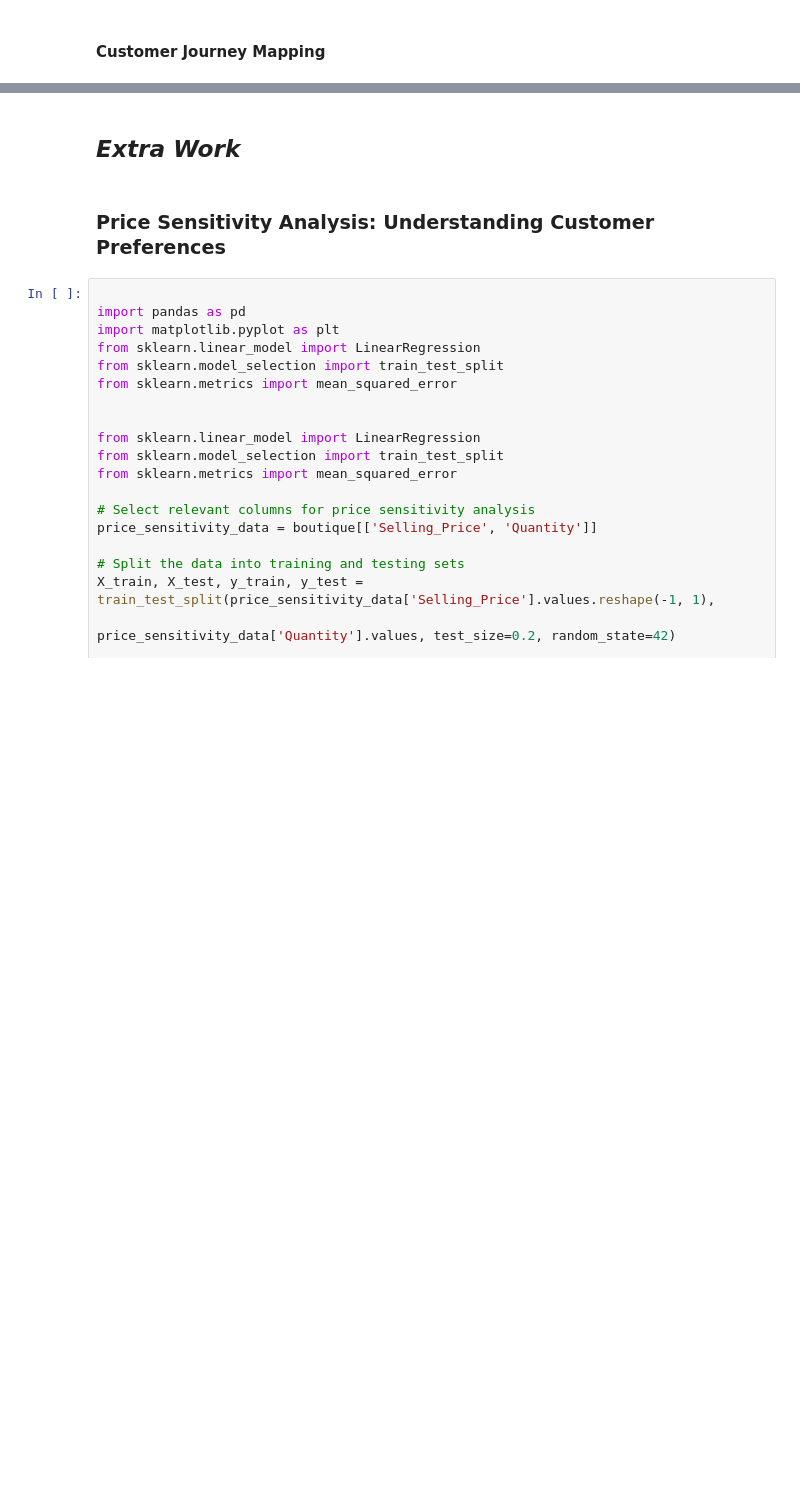
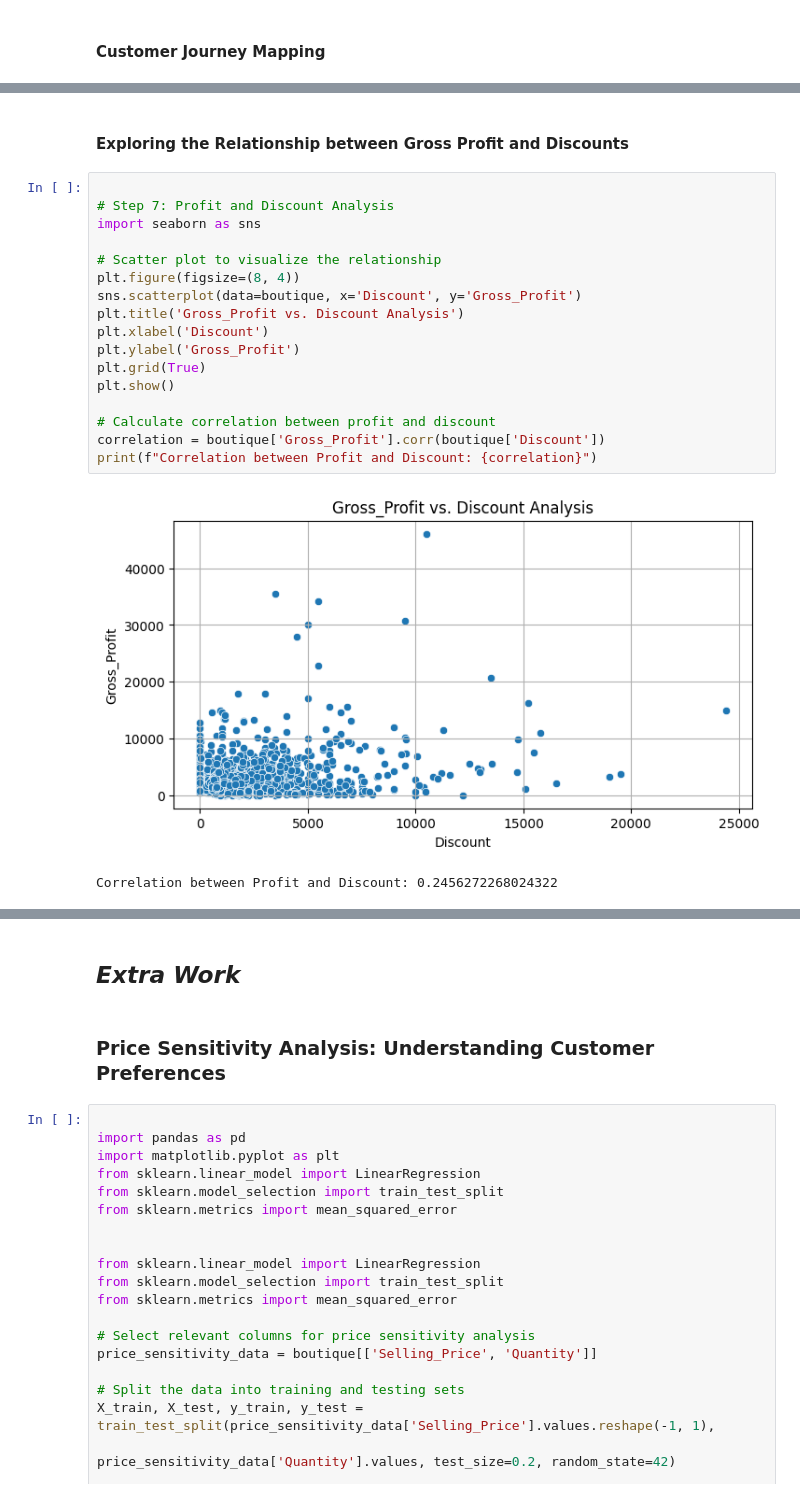
Before and after one commit to shaikhazhar689/POS-Data-Analysis-Using-Generative-AI, a Jupyter notebook: POS_Data_Analysis.ipynb, the cells around one changed output, grey strips where cells are left out. Saved outputs shown, nothing was run; the diff lists cells and outputs as text; blank space fills up the shorter version.

```diff
--- a/POS_Data_Analysis.ipynb
+++ b/POS_Data_Analysis.ipynb
@@ -538 +536,23 @@ The customer journey mapping illustrates the interactions of Vaishali R Patil wi
 Each data point represents a transaction, and the y-axis corresponds to the chronological order of transactions.
+# %% [markdown]
+#### **Exploring the Relationship between Gross Profit and Discounts**
+# %%
+
+# Step 7: Profit and Discount Analysis
+import seaborn as sns
+
+# Scatter plot to visualize the relationship
+plt.figure(figsize=(8, 4))
+sns.scatterplot(data=boutique, x='Discount', y='Gross_Profit')
+plt.title('Gross_Profit vs. Discount Analysis')
+plt.xlabel('Discount')
+plt.ylabel('Gross_Profit')
+plt.grid(True)
+plt.show()
+
+# Calculate correlation between profit and discount
+correlation = boutique['Gross_Profit'].corr(boutique['Discount'])
+print(f"Correlation between Profit and Discount: {correlation}")
+# %% [output]
+[figure, added]
+Correlation between Profit and Discount: 0.2456272268024322
```
Also changed, not shown: parts of 18 cells of this notebook.
